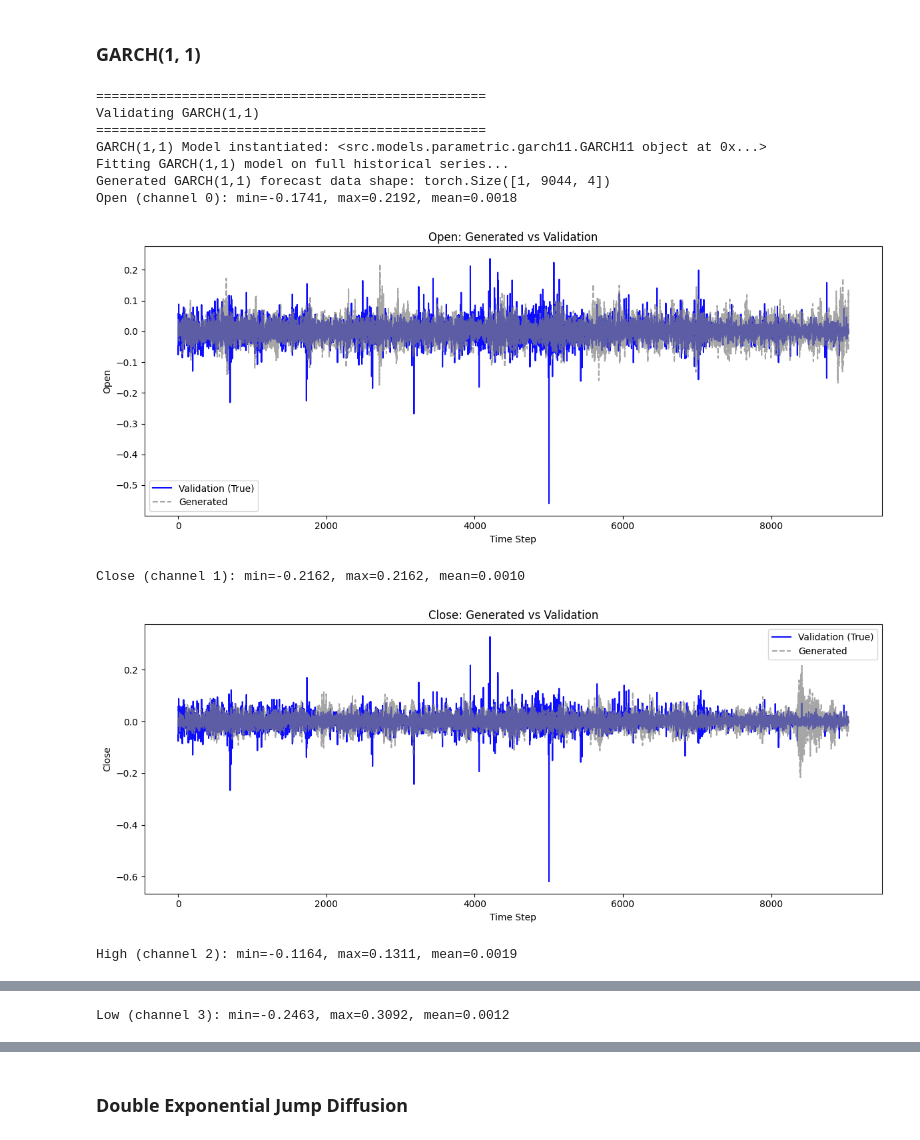
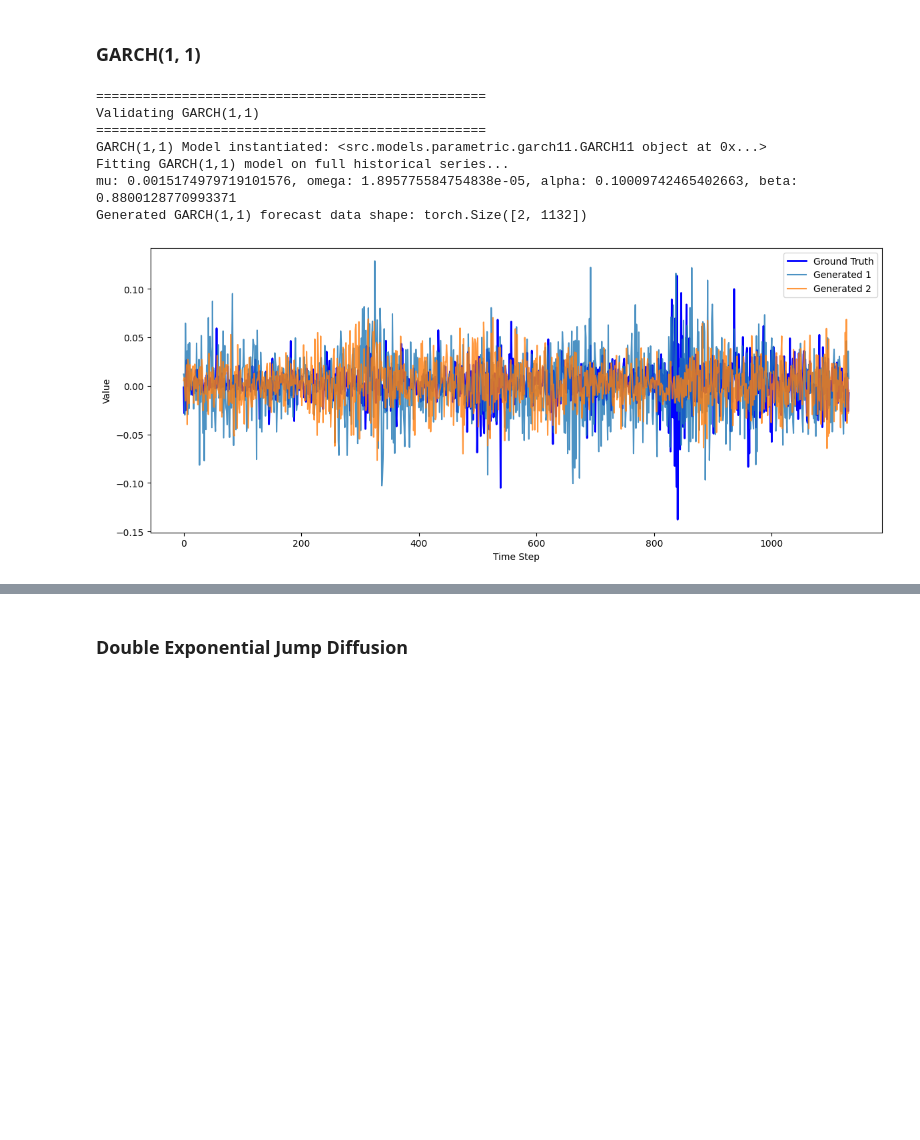
Before and after one commit to eddisonpham/StonkBench, a Jupyter notebook: notebooks/model_validation.ipynb, the cells around one changed output, grey strips where cells are left out. Drawn from its saved outputs; the diff is of its cells as text; code cells hidden in the pictures; blank space fills up the shorter version.

```diff
--- a/notebooks/model_validation.ipynb
+++ b/notebooks/model_validation.ipynb
@@ -223,24 +196,21 @@ print("\n" + "=" * 50)
 print("Validating Ornstein-Uhlenbeck Process (OU)")
 print("=" * 50)
 
-length, num_channels = train_data_para.shape
-forecast_horizon = train_data_para.shape[0]
+forecast_horizon = valid_data_para.shape[0]
 
-
-ou_model = OUProcess(length=length, num_channels=num_channels)
+ou_model = OUProcess()
 print(f"OU Model instantiated: {ou_model}")
 
 print("Fitting OU model on full historical series...")
-ou_parameters = ou_model.fit(train_data_para)
+ou_model.fit(train_data_para)
 
-num_generated_samples = 1
+num_generated_samples = 2
 ou_generated_data = ou_model.generate(
     num_samples=num_generated_samples,
-    seq_length=forecast_horizon,
-    seed=42
+    generation_length=forecast_horizon
 )
 print(f"Generated OU forecast data shape: {ou_generated_data.shape}")
-plot_generated_vs_real(ou_generated_data, num_generated_samples, forecast_horizon, train_data_para)
+plot_generated_vs_real(ou_generated_data, num_generated_samples, forecast_horizon, valid_data_para)
 # %% [output]
 ==================================================
 Validating Ornstein-Uhlenbeck Process (OU)
@@ -263,24 +227,21 @@ print("\n" + "=" * 50)
 print("Validating Merton Jump Diffusion (MJD)")
 print("=" * 50)
 
-length, num_channels = train_data_para.shape
-forecast_horizon = train_data_para.shape[0]
+forecast_horizon = valid_data_para.shape[0]
 
-
-mjd_model = MertonJumpDiffusion(length=length, num_channels=num_channels)
+mjd_model = MertonJumpDiffusion()
 print(f"MJD Model instantiated: {mjd_model}")
 
 print("Fitting MJD model on full historical series...")
-mjd_parameters = mjd_model.fit(train_data_para)
+mjd_model.fit(train_data_para)
 
-num_generated_samples = 1
+num_generated_samples = 2
 mjd_generated_data = mjd_model.generate(
     num_samples=num_generated_samples,
-    seq_length=forecast_horizon,
-    seed=42
+    generation_length=forecast_horizon
 )
 print(f"Generated MJD forecast data shape: {mjd_generated_data.shape}")
-plot_generated_vs_real(mjd_generated_data, num_generated_samples, forecast_horizon, train_data_para)
+plot_generated_vs_real(mjd_generated_data, num_generated_samples, forecast_horizon, valid_data_para)
 # %% [output]
 ==================================================
 Validating Merton Jump Diffusion (MJD)
@@ -301,34 +256,29 @@ Low (channel 3): min=-0.3244, max=0.4084, mean=0.0008
 # %%
 print("\n" + "=" * 50)
 print("Validating GARCH(1,1)")
 print("=" * 50)
 
-length, num_channels = train_data_para.shape
-forecast_horizon = train_data_para.shape[0]
+forecast_horizon = valid_data_para.shape[0]
 
-garch11_model = GARCH11(length=length, num_channels=num_channels)
+garch11_model = GARCH11()
 print(f"GARCH(1,1) Model instantiated: {garch11_model}")
 
 print("Fitting GARCH(1,1) model on full historical series...")
-garch11_parameters = garch11_model.fit(train_data_para)
+garch11_model.fit(train_data_para)
 
-num_generated_samples = 1
+num_generated_samples = 2
 garch11_generated_data = garch11_model.generate(
     num_samples=num_generated_samples,
-    seq_length=forecast_horizon,
-    seed=42
+    generation_length=forecast_horizon
 )
 print(f"Generated GARCH(1,1) forecast data shape: {garch11_generated_data.shape}")
-plot_generated_vs_real(garch11_generated_data, num_generated_samples, forecast_horizon, train_data_para)
+plot_generated_vs_real(garch11_generated_data, num_generated_samples, forecast_horizon, valid_data_para)
 # %% [output]
 ==================================================
 Validating GARCH(1,1)
 ==================================================
 GARCH(1,1) Model instantiated: <src.models.parametric.garch11.GARCH11 object at 0x...>
 Fitting GARCH(1,1) model on full historical series...
-Generated GARCH(1,1) forecast data shape: torch.Size([1, 9044, 4])
-Open (channel 0): min=-0.1741, max=0.2192, mean=0.0018
+mu: 0.0015174979719101576, omega: 1.895775584754838e-05, alpha: 0.10009742465402663, beta: 0.8800128770993371
+Generated GARCH(1,1) forecast data shape: torch.Size([2, 1132])
-[figure, old version]
+[figure, new version]
-Close (channel 1): min=-0.2162, max=0.2162, mean=0.0010
-[figure, removed]
-High (channel 2): min=-0.1164, max=0.1311, mean=0.0019
@@ -336 +284,0 @@ High (channel 2): min=-0.1164, max=0.1311, mean=0.0019
-Low (channel 3): min=-0.2463, max=0.3092, mean=0.0012
```
Also changed, not shown: parts of 21 cells of this notebook, 28 other files.
